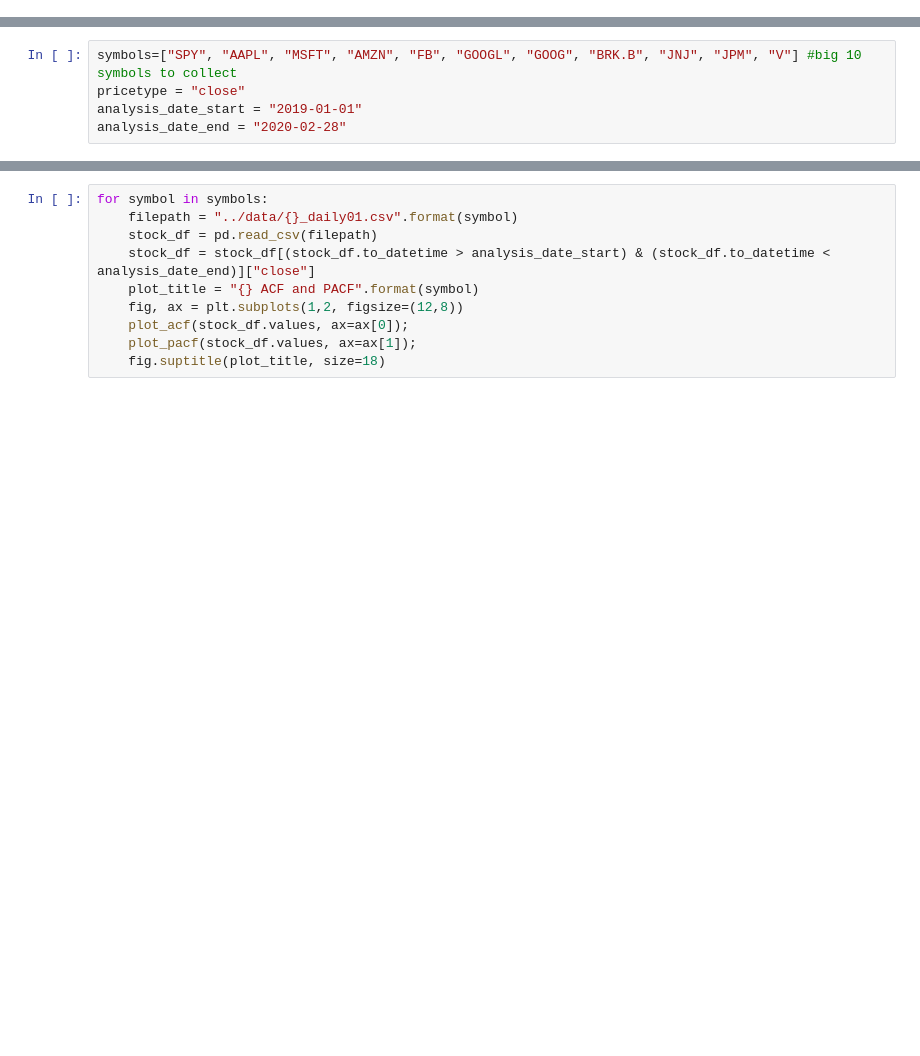
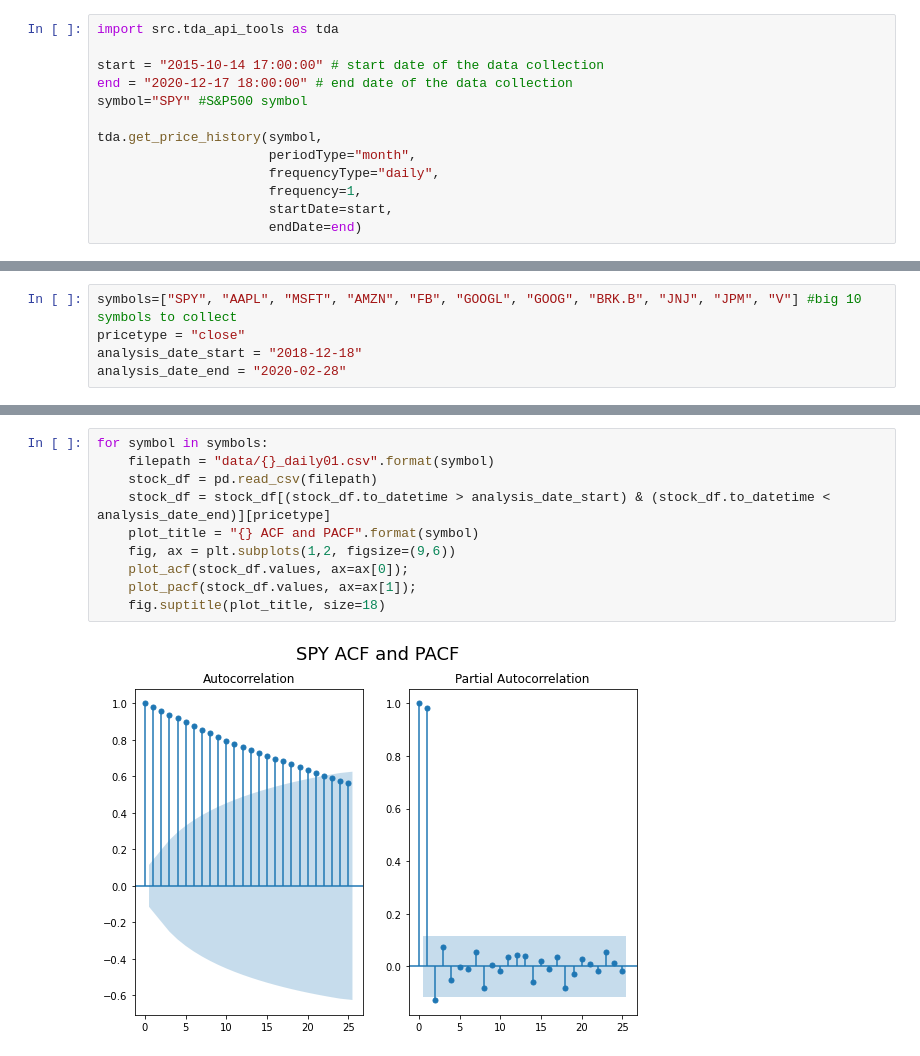
Before and after one commit to yunghanjeong/fitsnbits, a Jupyter notebook: fitsnbits.ipynb, the cells around one changed output, grey strips where cells are left out. Saved outputs shown, nothing was run; the diff lists cells and outputs as text; blank space fills up the shorter version.

```diff
--- a/fitsnbits.ipynb
+++ b/fitsnbits.ipynb
@@ -15,0 +34,13 @@ import matplotlib.pyplot as plt
+# %%
+import src.tda_api_tools as tda
+
+start = "2015-10-14 17:00:00" # start date of the data collection
+end = "2020-12-17 18:00:00" # end date of the data collection
+symbol="SPY" #S&P500 symbol
+
+tda.get_price_history(symbol,
+                      periodType="month",
+                      frequencyType="daily",
+                      frequency=1,
+                      startDate=start,
+                      endDate=end)
@@ -16,5 +51,5 @@ import matplotlib.pyplot as plt
 # %%
 symbols=["SPY", "AAPL", "MSFT", "AMZN", "FB", "GOOGL", "GOOG", "BRK.B", "JNJ", "JPM", "V"] #big 10 symbols to collect
 pricetype = "close"
-analysis_date_start = "2019-01-01"
+analysis_date_start = "2018-12-18"
 analysis_date_end = "2020-02-28"
@@ -21,10 +60,12 @@ analysis_date_end = "2020-02-28"
 # %%
 for symbol in symbols:
-    filepath = "../data/{}_daily01.csv".format(symbol)
+    filepath = "data/{}_daily01.csv".format(symbol)
     stock_df = pd.read_csv(filepath)
-    stock_df = stock_df[(stock_df.to_datetime > analysis_date_start) & (stock_df.to_datetime < analysis_date_end)]["close"]
+    stock_df = stock_df[(stock_df.to_datetime > analysis_date_start) & (stock_df.to_datetime < analysis_date_end)][pricetype]
     plot_title = "{} ACF and PACF".format(symbol)
-    fig, ax = plt.subplots(1,2, figsize=(12,8))
+    fig, ax = plt.subplots(1,2, figsize=(9,6))
     plot_acf(stock_df.values, ax=ax[0]);
     plot_pacf(stock_df.values, ax=ax[1]);
     fig.suptitle(plot_title, size=18)
+# %% [output]
+[figure, added]
```
Also changed, not shown: parts of 20 cells of this notebook, 12 other files.
